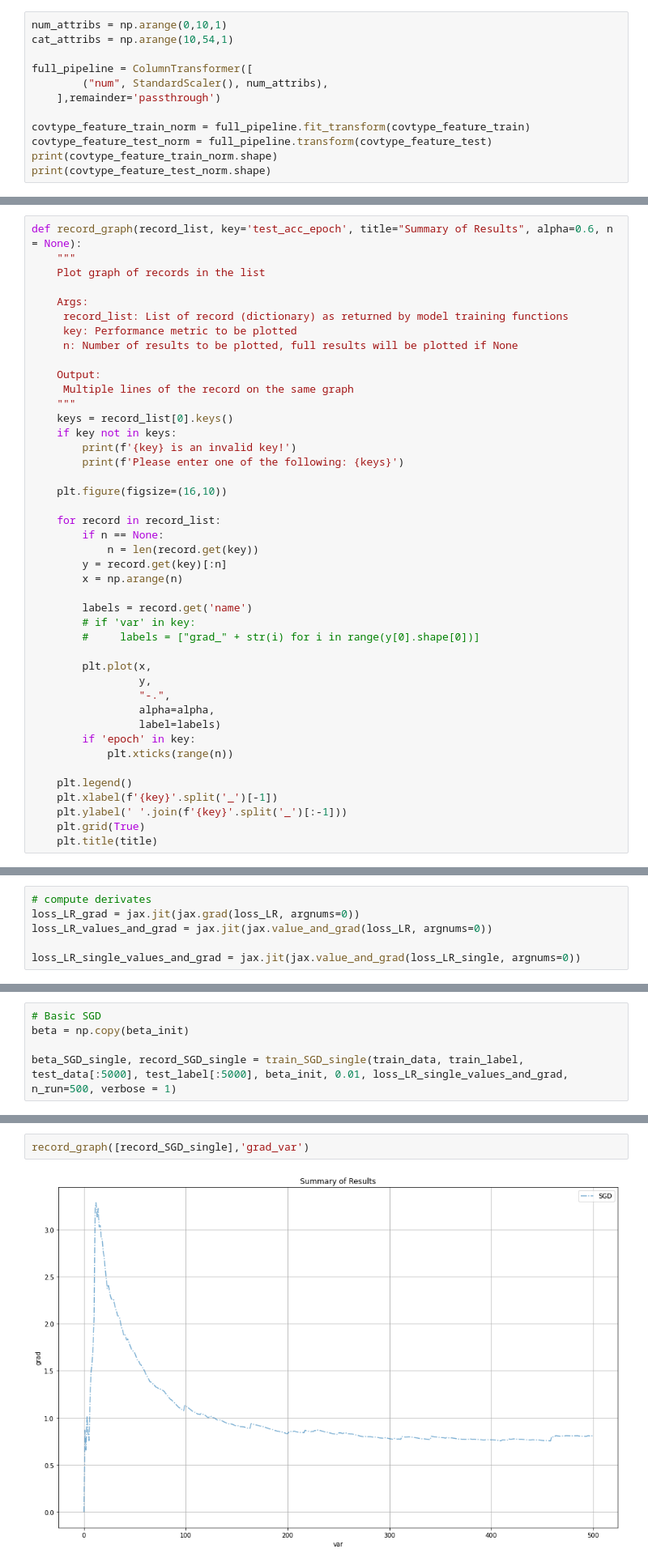
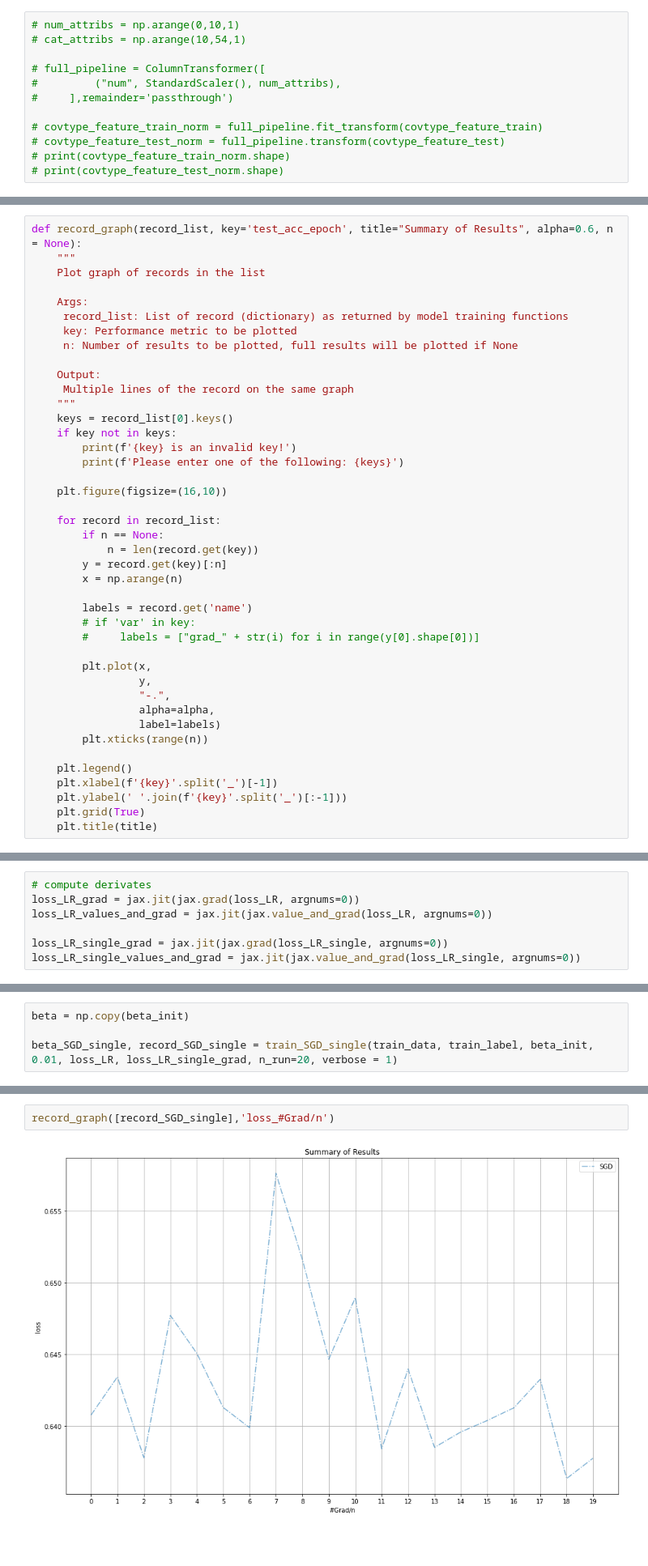
Before and after one commit to simonCodeZzz/DSA4212_Assignment2, a Jupyter notebook: try.ipynb, the cells around one changed output, grey strips where cells are left out. Shown at 81% size. Cells and saved outputs as stored; diff of their text form; blank space fills up the shorter version.

Commit message:
Change basic sgd algo accordingly; re-design the eval metrics

```diff
--- a/try.ipynb
+++ b/try.ipynb
@@ -71,17 +73,17 @@ covtype_df.iloc[:,:10].describe()
 | 75% | 3163.000000 | 260.000000 | 18.000000 | 384.000000 | 69.000000 | 3328.000000 | 231.000000 | 237.000000 | 168.000000 | 2550.000000 |
 | max | 3858.000000 | 360.000000 | 66.000000 | 1397.000000 | 601.000000 | 7117.000000 | 254.000000 | 254.000000 | 254.000000 | 7173.000000 |
 # %%
-num_attribs = np.arange(0,10,1)
-cat_attribs = np.arange(10,54,1)
+# num_attribs = np.arange(0,10,1)
+# cat_attribs = np.arange(10,54,1)
 
-full_pipeline = ColumnTransformer([
-        ("num", StandardScaler(), num_attribs),
-    ],remainder='passthrough')
+# full_pipeline = ColumnTransformer([
+#         ("num", StandardScaler(), num_attribs),
+#     ],remainder='passthrough')
 
-covtype_feature_train_norm = full_pipeline.fit_transform(covtype_feature_train)
-covtype_feature_test_norm = full_pipeline.transform(covtype_feature_test)
-print(covtype_feature_train_norm.shape)
-print(covtype_feature_test_norm.shape)
+# covtype_feature_train_norm = full_pipeline.fit_transform(covtype_feature_train)
+# covtype_feature_test_norm = full_pipeline.transform(covtype_feature_test)
+# print(covtype_feature_train_norm.shape)
+# print(covtype_feature_test_norm.shape)
 # %% [output]
 (435759, 54)
 (145253, 54)
@@ -393,8 +429,7 @@ def record_graph(record_list, key='test_acc_epoch', title="Summary of Results",
                  "-.",
                  alpha=alpha,
                  label=labels)
-        if 'epoch' in key:
-            plt.xticks(range(n))
+        plt.xticks(range(n))
 
     plt.legend()
     plt.xlabel(f'{key}'.split('_')[-1])
@@ -436,6 +471,7 @@ def loss_LR_single(beta, x, y):
 loss_LR_grad = jax.jit(jax.grad(loss_LR, argnums=0))
 loss_LR_values_and_grad = jax.jit(jax.value_and_grad(loss_LR, argnums=0))
 
+loss_LR_single_grad = jax.jit(jax.grad(loss_LR_single, argnums=0))
 loss_LR_single_values_and_grad = jax.jit(jax.value_and_grad(loss_LR_single, argnums=0))
 # %% [markdown]
 ### Testing Grad Var Calculation
@@ -728,8 +754,7 @@ print(test_data.shape)
 # %% [markdown]
 ### Single Version (Grad Var and Train Loss)
 # %%
-# Basic SGD
 beta = np.copy(beta_init)
 
-beta_SGD_single, record_SGD_single = train_SGD_single(train_data, train_label, test_data[:5000], test_label[:5000], beta_init, 0.01, loss_LR_single_values_and_grad, n_run=500, verbose = 1)
+beta_SGD_single, record_SGD_single = train_SGD_single(train_data, train_label, beta_init, 0.01, loss_LR, loss_LR_single_grad, n_run=20, verbose = 1)
 # %% [output]
@@ -750,6 +785,6 @@ Run 450: 20.41 seconds, Loss: 2.37, Test Accuracy: 0.591
 # %%
 # SAGA
 # %%
-record_graph([record_SGD_single],'grad_var')
+record_graph([record_SGD_single],'loss_#Grad/n')
 # %% [output]
-[figure, old version]
+[figure, new version]
```
Also changed, not shown: parts of 65 cells of this notebook, 4 other files.
